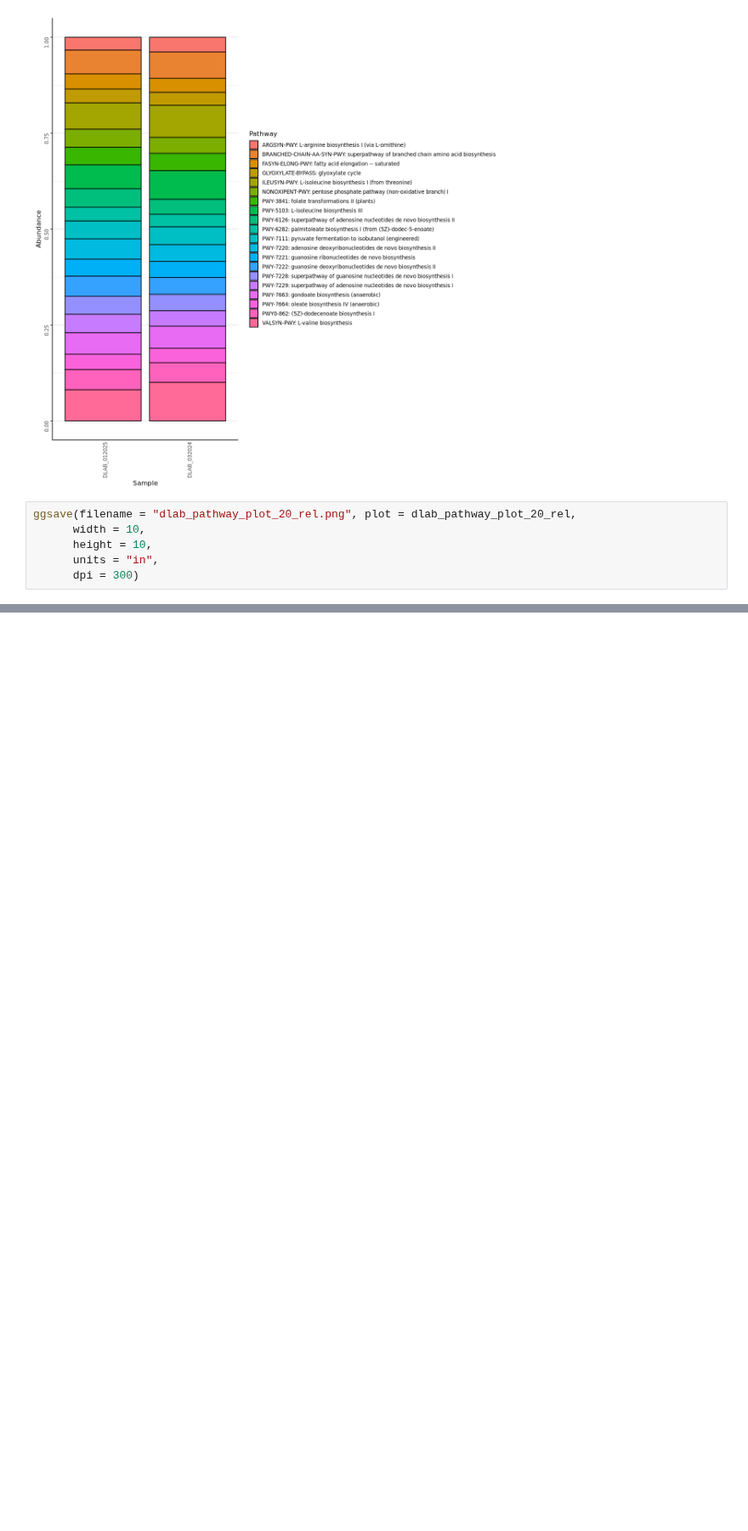
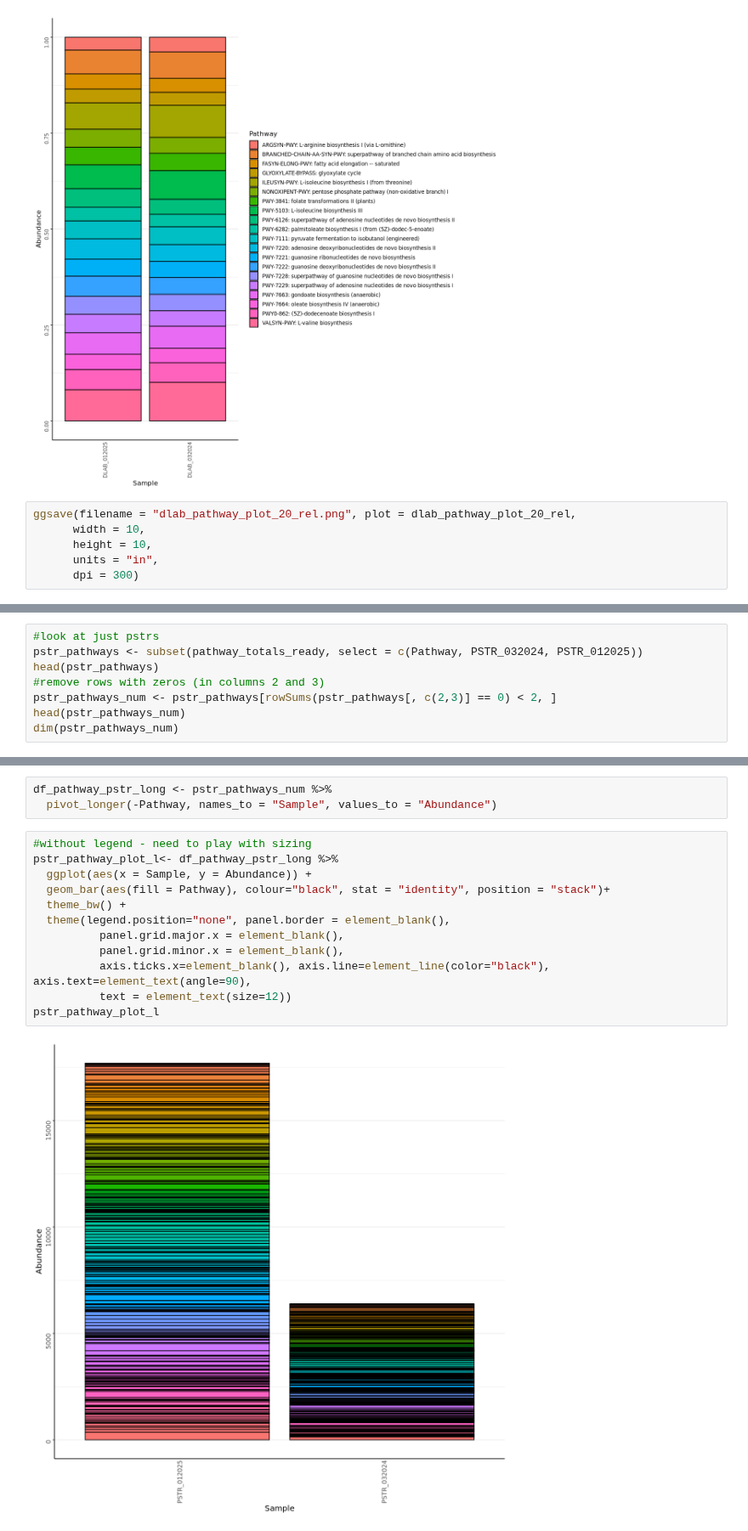
Before and after one commit to nikeaulrich/COL_metagenomics, a Jupyter notebook: COL_pathways_plots.ipynb, the cells around one changed output, grey strips where cells are left out. Shown at 85% size. Cells and saved outputs as stored; diff of their text form; blank space fills up the shorter version.

Commit message:
pstr pathway and select pathway plots

```diff
--- a/COL_pathways_plots.ipynb
+++ b/COL_pathways_plots.ipynb
@@ -720,0 +687,8 @@ ggdraw(mcav_legend)
+# %%
+#look at just pstrs
+pstr_pathways <- subset(pathway_totals_ready, select = c(Pathway, PSTR_032024, PSTR_012025))
+head(pstr_pathways)
+#remove rows with zeros (in columns 2 and 3)
+pstr_pathways_num <- pstr_pathways[rowSums(pstr_pathways[, c(2,3)] == 0) < 2, ]
+head(pstr_pathways_num)
+dim(pstr_pathways_num)
@@ -720,0 +715,17 @@ ggdraw(mcav_legend)
+# %%
+df_pathway_pstr_long <- pstr_pathways_num %>%
+  pivot_longer(-Pathway, names_to = "Sample", values_to = "Abundance")
+# %%
+#without legend - need to play with sizing
+pstr_pathway_plot_l<- df_pathway_pstr_long %>%
+  ggplot(aes(x = Sample, y = Abundance)) +
+  geom_bar(aes(fill = Pathway), colour="black", stat = "identity", position = "stack")+
+  theme_bw() +
+  theme(legend.position="none", panel.border = element_blank(),
+          panel.grid.major.x = element_blank(),
+          panel.grid.minor.x = element_blank(),
+          axis.ticks.x=element_blank(), axis.line=element_line(color="black"), axis.text=element_text(angle=90),
+          text = element_text(size=12))
+pstr_pathway_plot_l
+# %% [output]
+[figure, added]
```
Also changed, not shown: parts of 28 cells of this notebook, 3 other files.
